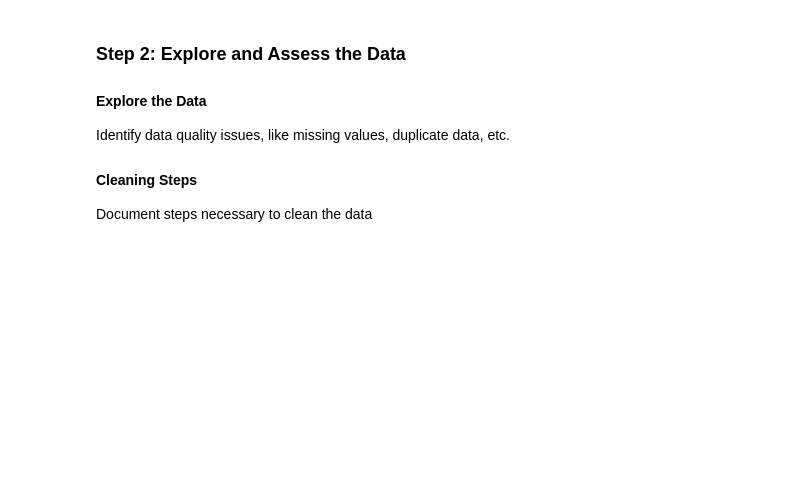
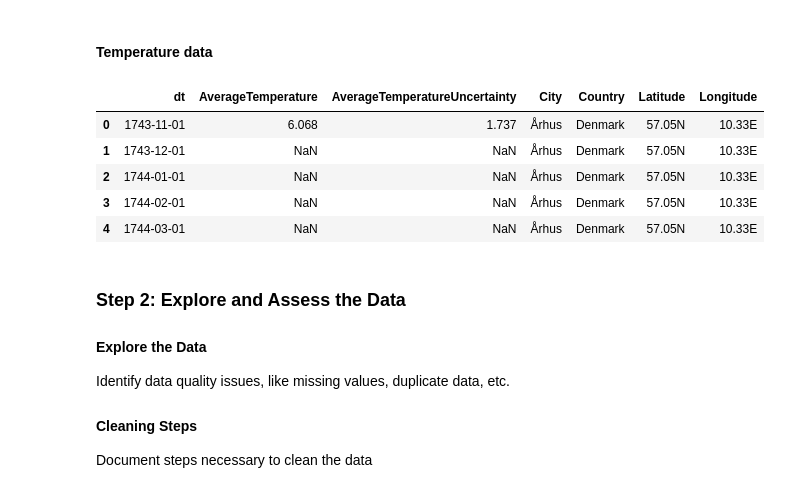
Before and after one commit to kklw/data-engineering-capstone, a Jupyter notebook: Capstone Project Template.ipynb, the cells around one changed output. Drawn from its saved outputs; the diff is of its cells as text; code cells hidden in the pictures; blank space fills up the shorter version.

```diff
--- a/Capstone Project Template.ipynb
+++ b/Capstone Project Template.ipynb
@@ -45,6 +70,19 @@ df_spark =spark.read.format('com.github.saurfang.sas.spark').load('../../data/18
 #write to parquet
 df_spark.write.parquet("sas_data")
 df_spark=spark.read.parquet("sas_data")
+# %% [markdown]
+#### Temperature data
+# %%
+temperature_fname = '../../data2/GlobalLandTemperaturesByCity.csv'
+temperature_df = pd.read_csv(temperature_fname)
+temperature_df.head()
+# %% [output]
+|  | dt | AverageTemperature | AverageTemperatureUncertainty | City | Country | Latitude | Longitude |
+| 0 | 1743-11-01 | 6.068 | 1.737 | Århus | Denmark | 57.05N | 10.33E |
+| 1 | 1743-12-01 | NaN | NaN | Århus | Denmark | 57.05N | 10.33E |
+| 2 | 1744-01-01 | NaN | NaN | Århus | Denmark | 57.05N | 10.33E |
+| 3 | 1744-02-01 | NaN | NaN | Århus | Denmark | 57.05N | 10.33E |
+| 4 | 1744-03-01 | NaN | NaN | Århus | Denmark | 57.05N | 10.33E |
 # %% [markdown]
 ### Step 2: Explore and Assess the Data
 #### Explore the Data
```
Also changed, not shown: parts of 54 cells of this notebook.
